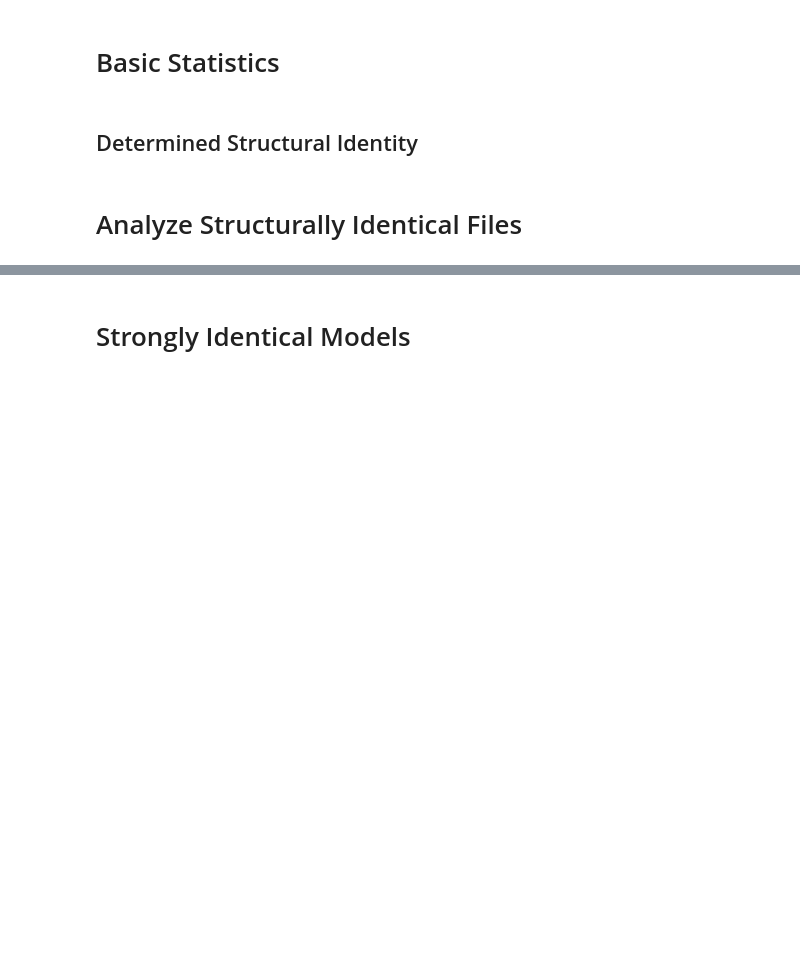
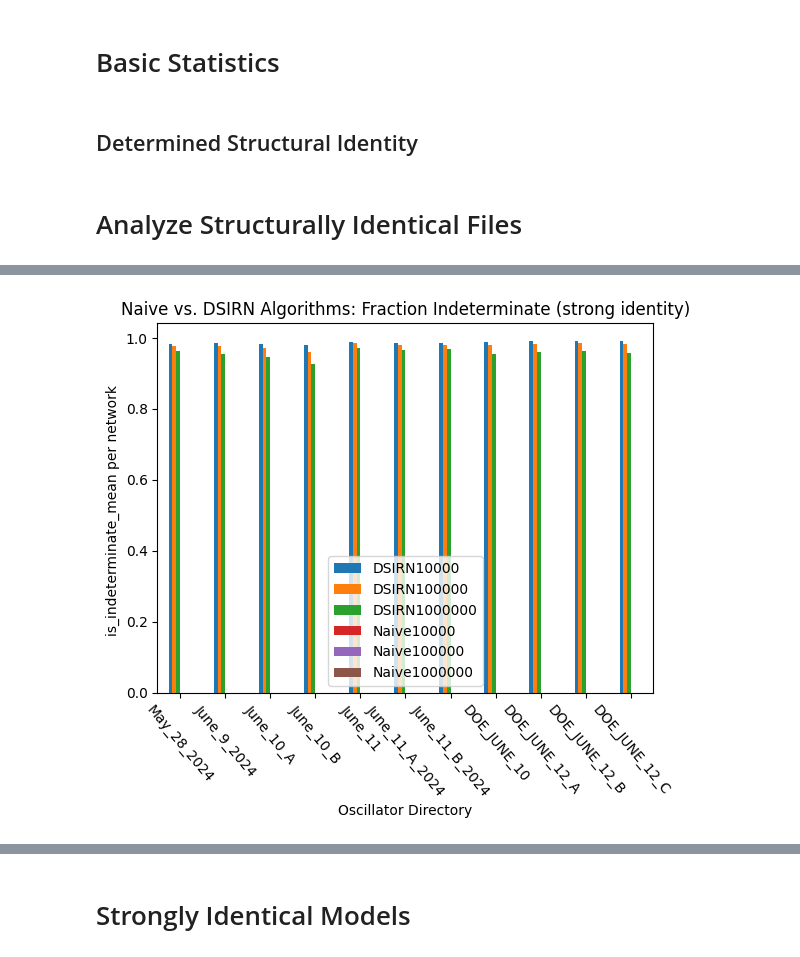
Before and after one commit to ModelEngineering/pySubnetSB, a Jupyter notebook: notebooks/analyze_structure.ipynb, the cells around one changed output, grey strips where cells are left out. Saved outputs shown, nothing was run; the diff lists cells and outputs as text; code cells hidden in the pictures; blank space fills up the shorter version.

```diff
--- a/notebooks/analyze_structure.ipynb
+++ b/notebooks/analyze_structure.ipynb
@@ -99,12 +116,14 @@ _ = SummaryStatistics.plotMetricByConditions("processing_time_total",
 # %%
 _ = SummaryStatistics.plotMetricByConditions("is_indeterminate_mean",
                 identity_types = [True],
-                max_num_perms = [10000, 100000],
+                max_num_perms = [10000, 100000, 1000000],
                 sirn_types = [False, True],
                 is_log=False,
-                legends=["DSIRN10000", "DSIRN100000", "Naive10000", "Naive100000"],
+                legends=["DSIRN10000", "DSIRN100000", "DSIRN1000000", "Naive10000", "Naive100000", "Naive1000000"],
                 title="Naive vs. DSIRN Algorithms: Fraction Indeterminate (strong identity)"
                 )
+# %% [output]
+[figure, added]
 # %%
  _ = SummaryStatistics.plotMetricByConditions("processing_time_total",
                 identity_types = [False, True],
```
Also changed, not shown: parts of 17 cells of this notebook, 11 other files.
